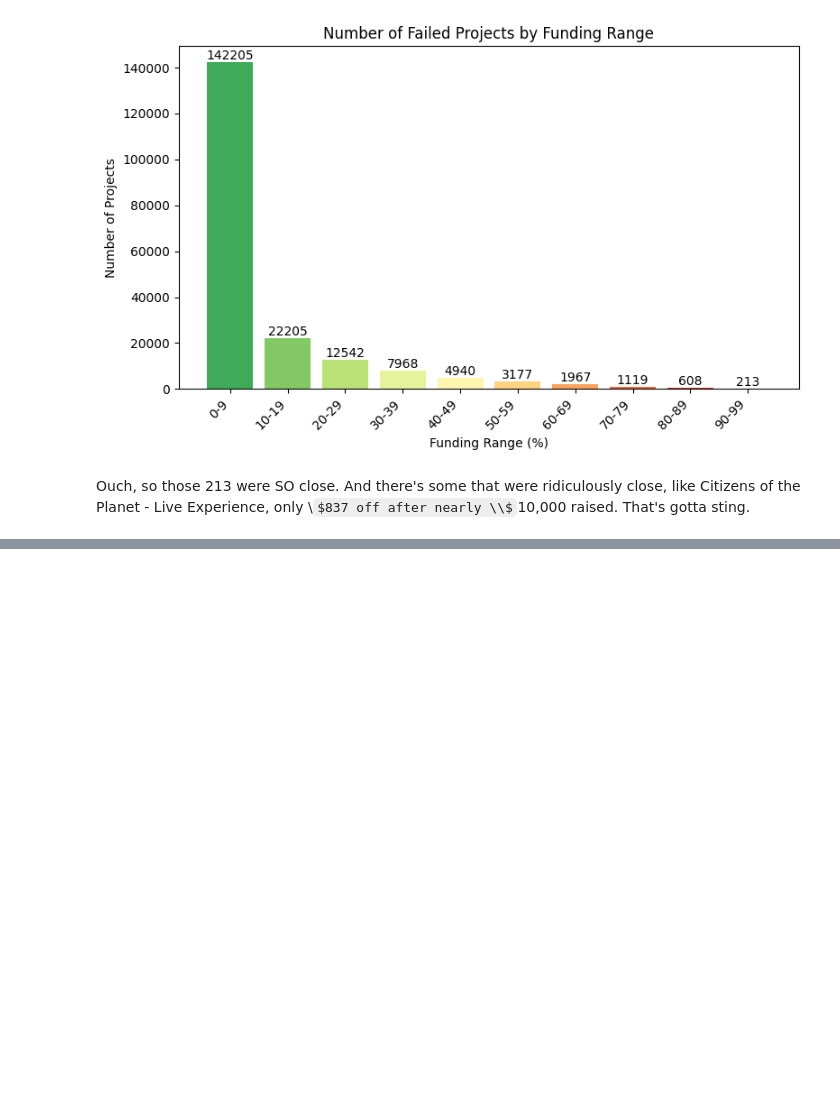
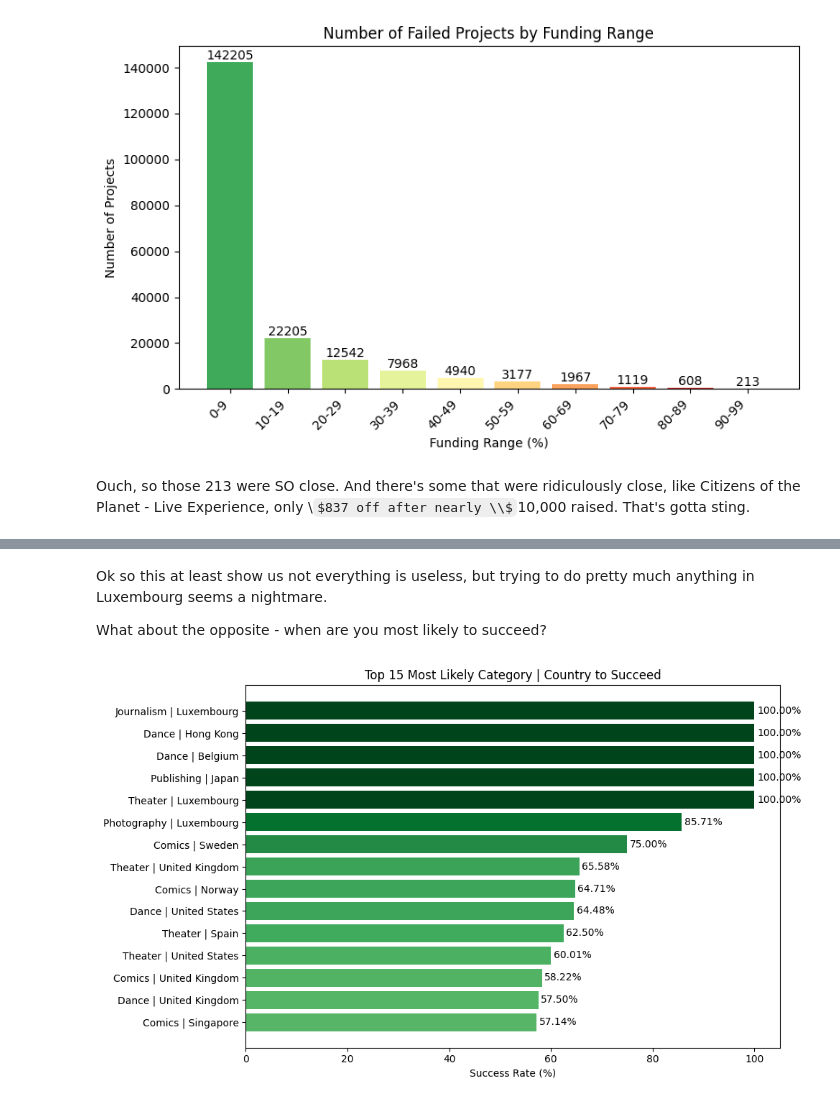
Before and after one commit to joezed/de-kickstarter-projects, a Jupyter notebook: analysis.ipynb, the cells around one changed output, grey strips where cells are left out. Cells and saved outputs as stored; diff of their text form; code cells hidden in the pictures; some formulas as TeX source; blank space fills up the shorter version.

```diff
--- a/analysis.ipynb
+++ b/analysis.ipynb
@@ -184,0 +245,28 @@ display(q2_filtered_df.loc[q2_filtered_df['ID'] == 865653284])
+# %% [markdown]
+Ok so this at least show us not everything is useless, but trying to do pretty much anything in Luxembourg seems a nightmare.
+
+What about the opposite - when are you most likely to succeed?
+# %%
+# Calculate success rate for each category-country combination as a percentage
+success_counts = df[df['State'] == 'Successful'].groupby('cat_country').size()
+total_counts = df.groupby('cat_country').size()
+success_rate = ((success_counts / total_counts) * 100).fillna(0).sort_values(ascending=False)
+
+# Prepare DataFrame for visualization
+success_rate_df = success_rate.reset_index()
+success_rate_df.columns = ['cat_country', 'success_rate']
+
+# Show top 15 most likely to succeed
+top_successes = success_rate_df.head(15)
+
+plt.figure(figsize=(10, 6))
+bars = plt.barh(top_successes['cat_country'], top_successes['success_rate'], color=cm.Greens(top_successes['success_rate']/100))
+plt.xlabel('Success Rate (%)')
+plt.title('Top 15 Most Likely Category | Country to Succeed')
+plt.gca().invert_yaxis()
+for i, v in enumerate(top_successes['success_rate']):
+    plt.text(v + 0.5, i, f"{v:.2f}%", va='center')
+plt.tight_layout()
+plt.show()
+# %% [output]
+[figure, added]
```
Also changed, not shown: parts of 8 cells of this notebook.
